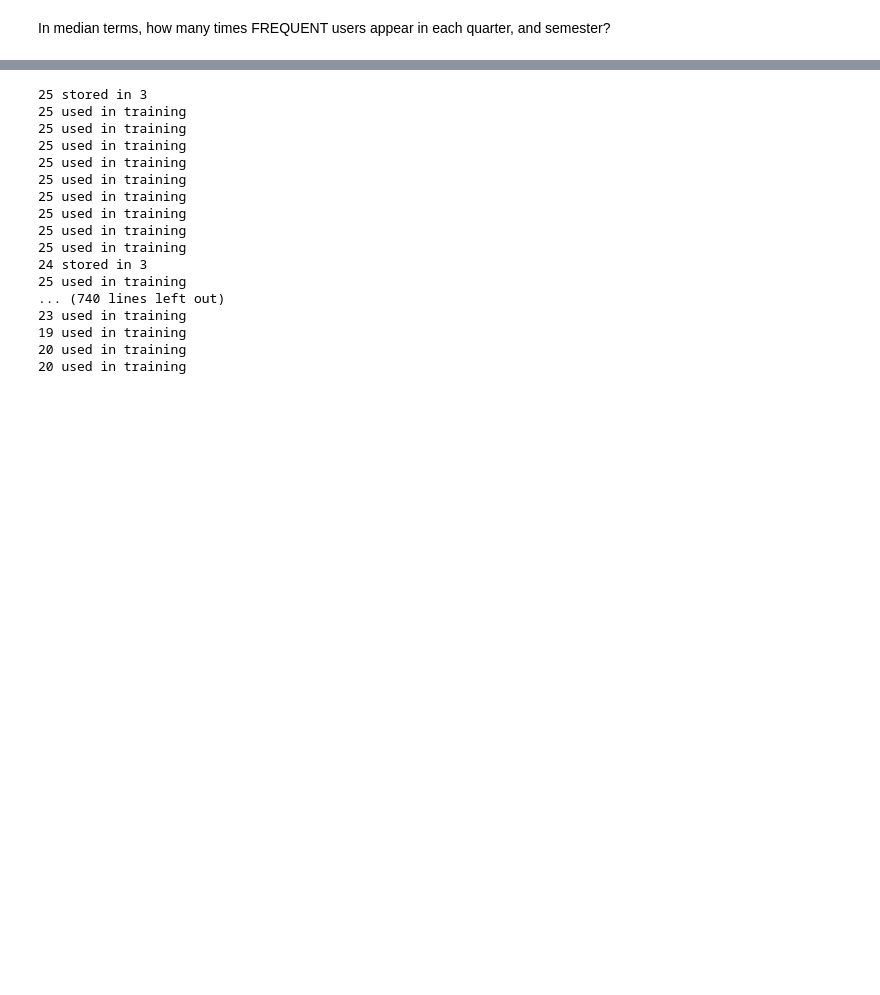
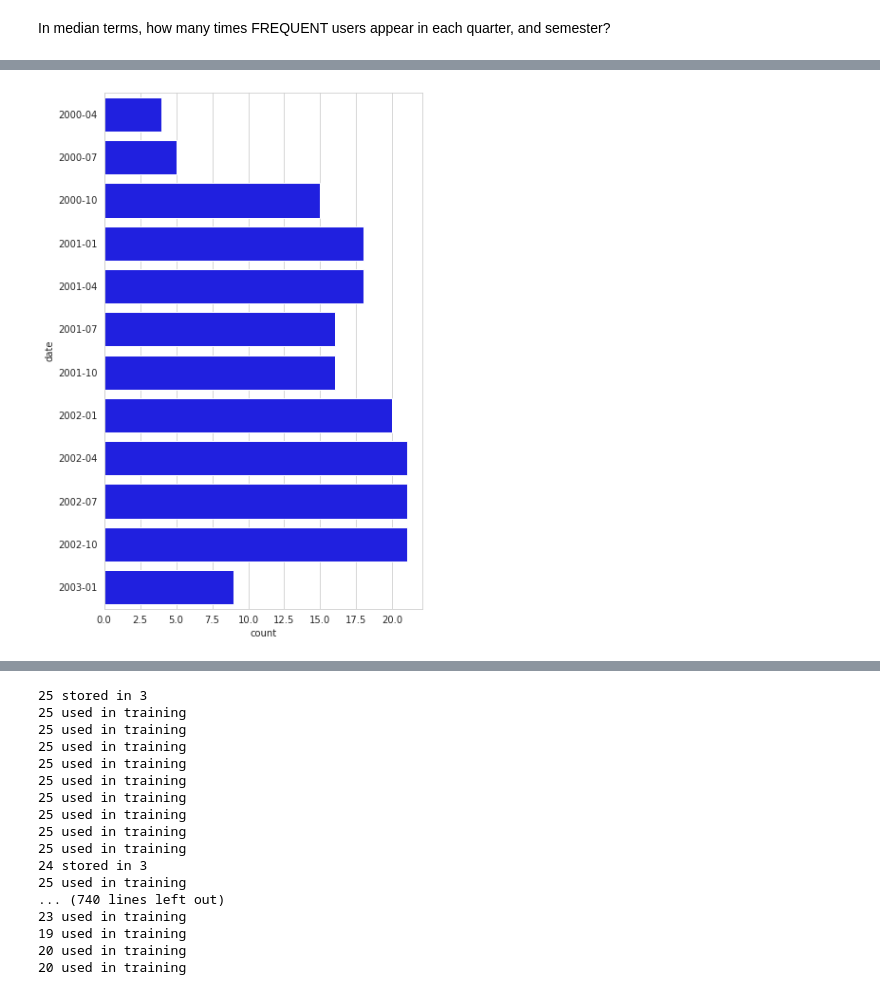
Before and after one commit to Key0412/streamRec-forgetting, a Jupyter notebook: notebooks/Avaliação de Datasets.ipynb, the cells around one changed output, grey strips where cells are left out. Cells and saved outputs as stored; diff of their text form; code cells hidden in the pictures; blank space fills up the shorter version.

```diff
--- a/notebooks/Avaliação de Datasets.ipynb
+++ b/notebooks/Avaliação de Datasets.ipynb
@@ -379,2 +295,0 @@ data.shape[050E3]
-# %%
-trimestres = (data['date'].tail(1).values[0] - data['date'].head(1).values[0]).days/(3*30)
@@ -397,0 +312,5 @@ Name: date, Length: 226310, dtype: object
+# %%
+plot_interactions_per_qns(user_interactions=user_trimestre_interactions.loc[frequent_users_trimestre],
+    date_range=trimestres)
+# %% [output]
+[figure, added]
```
Also changed, not shown: parts of 41 cells of this notebook, 2 other files.
